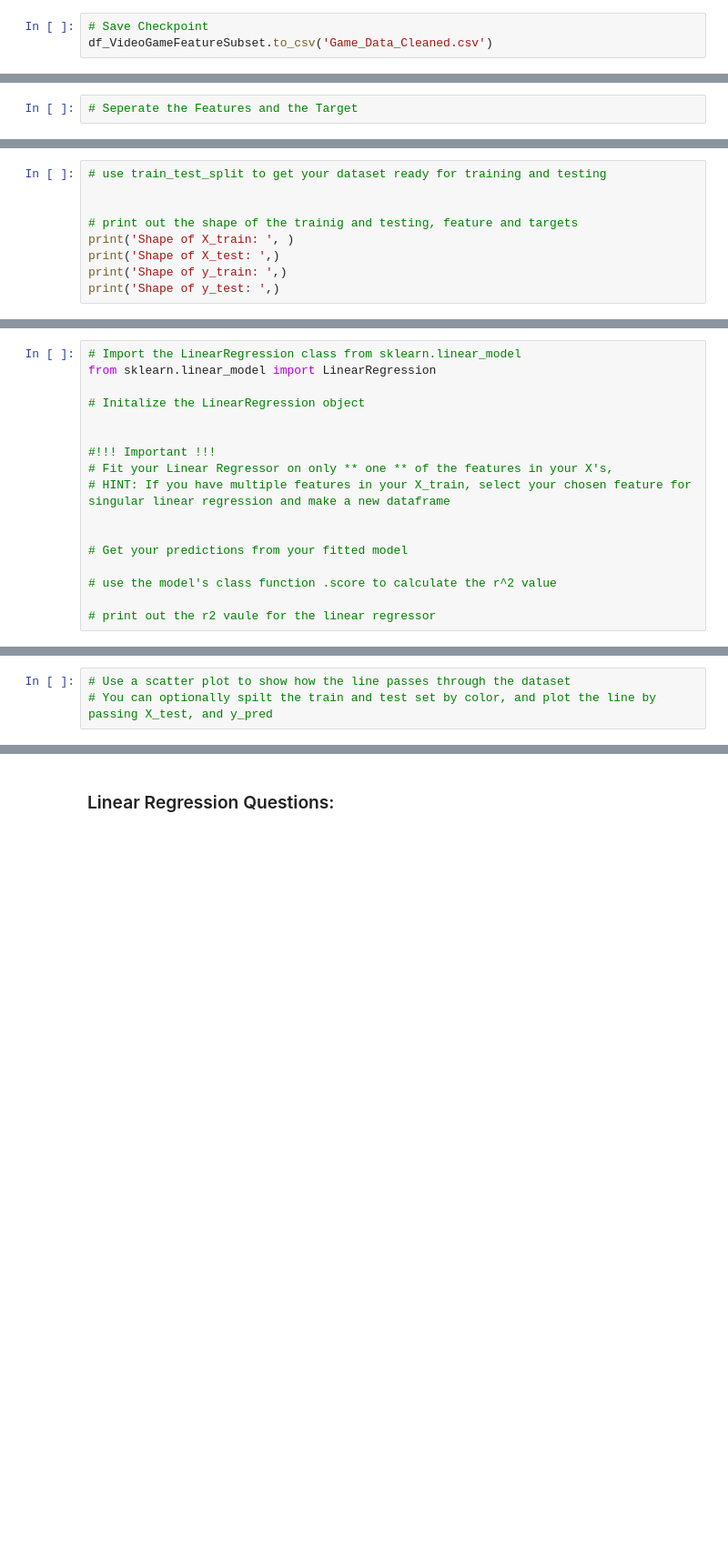
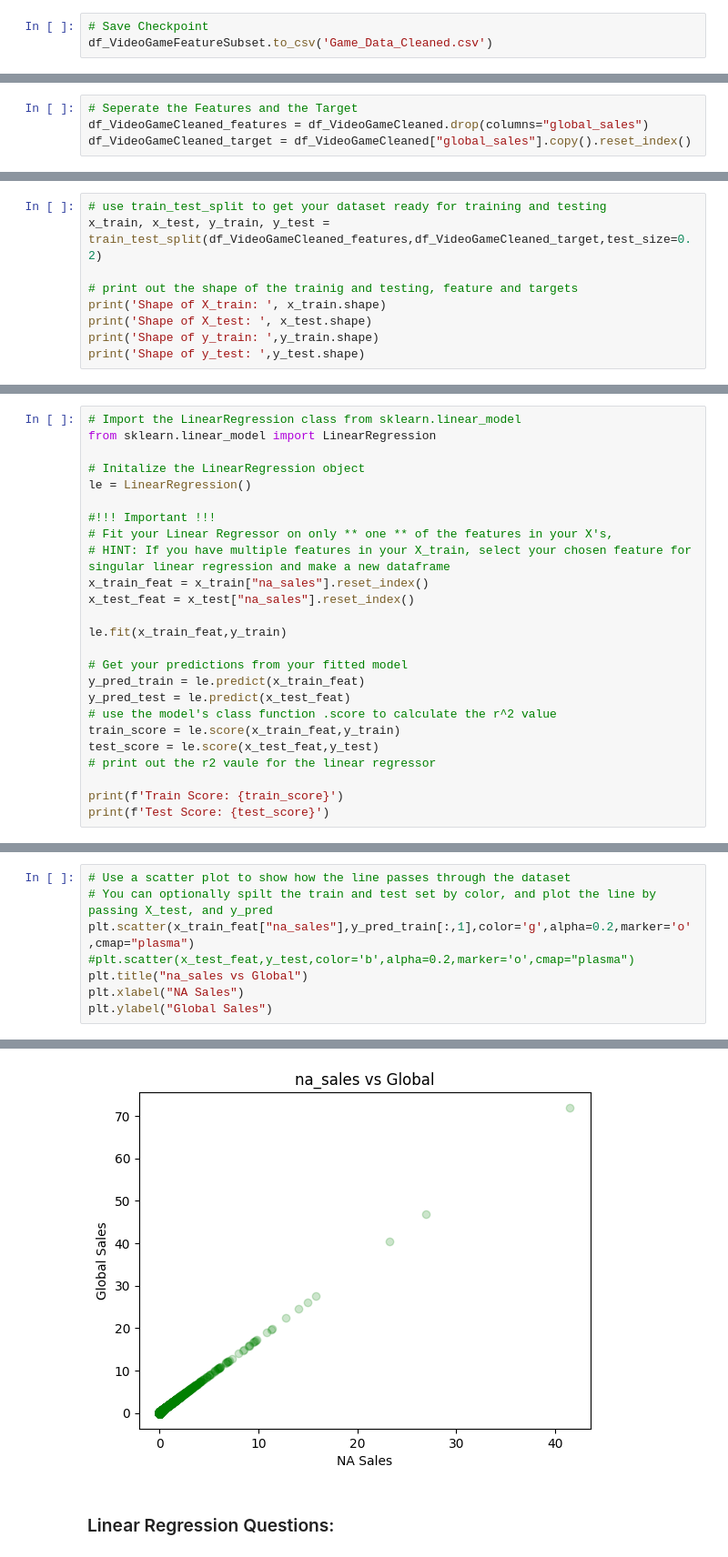
Before and after one commit to kebo0267/AI_ML_Classwork, a Jupyter notebook: capstone_6/INC_6_Save_the_Princess.ipynb, the cells around one changed output, grey strips where cells are left out. Shown at 91% size. Drawn from its saved outputs; the diff is of its cells as text; blank space fills up the shorter version.

```diff
--- a/capstone_6/INC_6_Save_the_Princess.ipynb
+++ b/capstone_6/INC_6_Save_the_Princess.ipynb
@@ -203,4 +228,6 @@ df_VideoGameCleaned = pd.read_csv('Game_Data_Cleaned.csv')
 # %%
 # Seperate the Features and the Target
+df_VideoGameCleaned_features = df_VideoGameCleaned.drop(columns="global_sales")
+df_VideoGameCleaned_target = df_VideoGameCleaned["global_sales"].copy().reset_index()
 # %%
 # Print the feature dataframe
@@ -209,10 +252,10 @@ df_VideoGameCleaned = pd.read_csv('Game_Data_Cleaned.csv')
 # %%
 # use train_test_split to get your dataset ready for training and testing
-
+x_train, x_test, y_train, y_test = train_test_split(df_VideoGameCleaned_features,df_VideoGameCleaned_target,test_size=0.2)
 
 # print out the shape of the trainig and testing, feature and targets
-print('Shape of X_train: ', )
-print('Shape of X_test: ',)
-print('Shape of y_train: ',)
-print('Shape of y_test: ',)
+print('Shape of X_train: ', x_train.shape)
+print('Shape of X_test: ', x_test.shape)
+print('Shape of y_train: ',y_train.shape)
+print('Shape of y_test: ',y_test.shape)
 # %% [output]
@@ -225,15 +268,23 @@ Shape of y_test:
 from sklearn.linear_model import LinearRegression
 
 # Initalize the LinearRegression object
-
+le = LinearRegression()
 
 #!!! Important !!!
 # Fit your Linear Regressor on only ** one ** of the features in your X's,
 # HINT: If you have multiple features in your X_train, select your chosen feature for singular linear regression and make a new dataframe
+x_train_feat = x_train["na_sales"].reset_index()
+x_test_feat = x_test["na_sales"].reset_index()
 
+le.fit(x_train_feat,y_train)
 
 # Get your predictions from your fitted model
+y_pred_train = le.predict(x_train_feat)
+y_pred_test = le.predict(x_test_feat)
+# use the model's class function .score to calculate the r^2 value
+train_score = le.score(x_train_feat,y_train)
+test_score = le.score(x_test_feat,y_test)
+# print out the r2 vaule for the linear regressor
 
-# use the model's class function .score to calculate the r^2 value
-
-# print out the r2 vaule for the linear regressor
+print(f'Train Score: {train_score}')
+print(f'Test Score: {test_score}')
@@ -244,3 +318,9 @@ print(f'Intercept: {lr.intercept_}')
 # %%
 # Use a scatter plot to show how the line passes through the dataset
 # You can optionally spilt the train and test set by color, and plot the line by passing X_test, and y_pred
+plt.scatter(x_train_feat["na_sales"],y_pred_train[:,1],color='g',alpha=0.2,marker='o',cmap="plasma")
+#plt.scatter(x_test_feat,y_test,color='b',alpha=0.2,marker='o',cmap="plasma")
+plt.title("na_sales vs Global")
+plt.xlabel("NA Sales")
+plt.ylabel("Global Sales")
+# %% [output]
@@ -247,3 +328,4 @@ print(f'Intercept: {lr.intercept_}')
+[figure, added]
 # %% [markdown]
 ### Linear Regression Questions:
 # %% [markdown]
```
Also changed, not shown: parts of 21 cells of this notebook, 1 other file.
